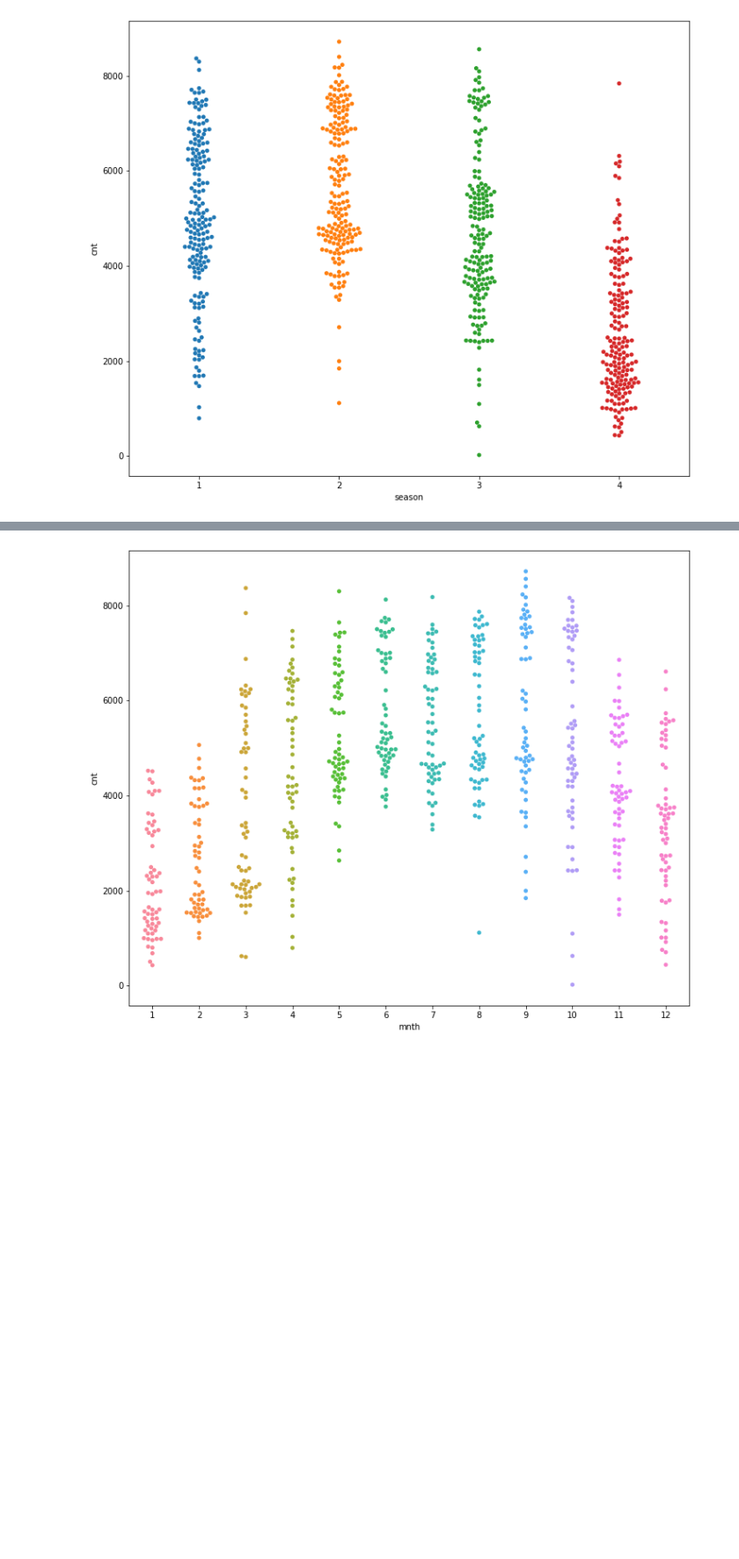
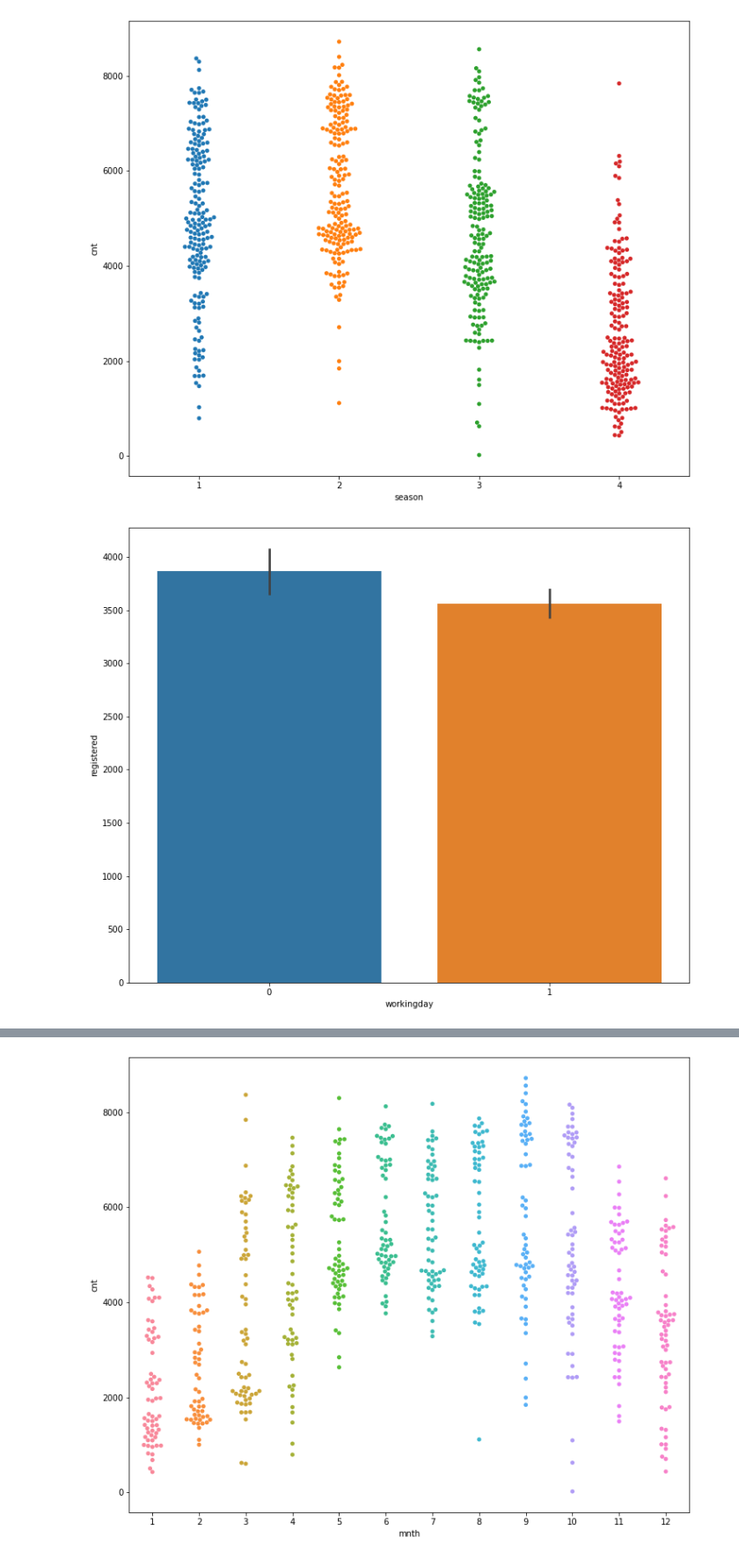
Before and after one commit to Adalab/Adalab-project-da-promo-B-module-3-team-2, a Jupyter notebook: eda.ipynb, the cells around one changed output, grey strips where cells are left out. Shown at 88% size. Cells and saved outputs as stored; diff of their text form; code cells hidden in the pictures; blank space fills up the shorter version.

```diff
--- a/eda.ipynb
+++ b/eda.ipynb
@@ -347,3 +347,7 @@ Estudios de temporalidad
 sns.swarmplot(df2['season'],df2['cnt']);
 # %% [output]
 [figure]
+# %%
+sns.barplot(df2['workingday'],df2['registered']);
+# %% [output]
+[figure, added]
```
Also changed, not shown: parts of 4 cells of this notebook, 3 other files.
